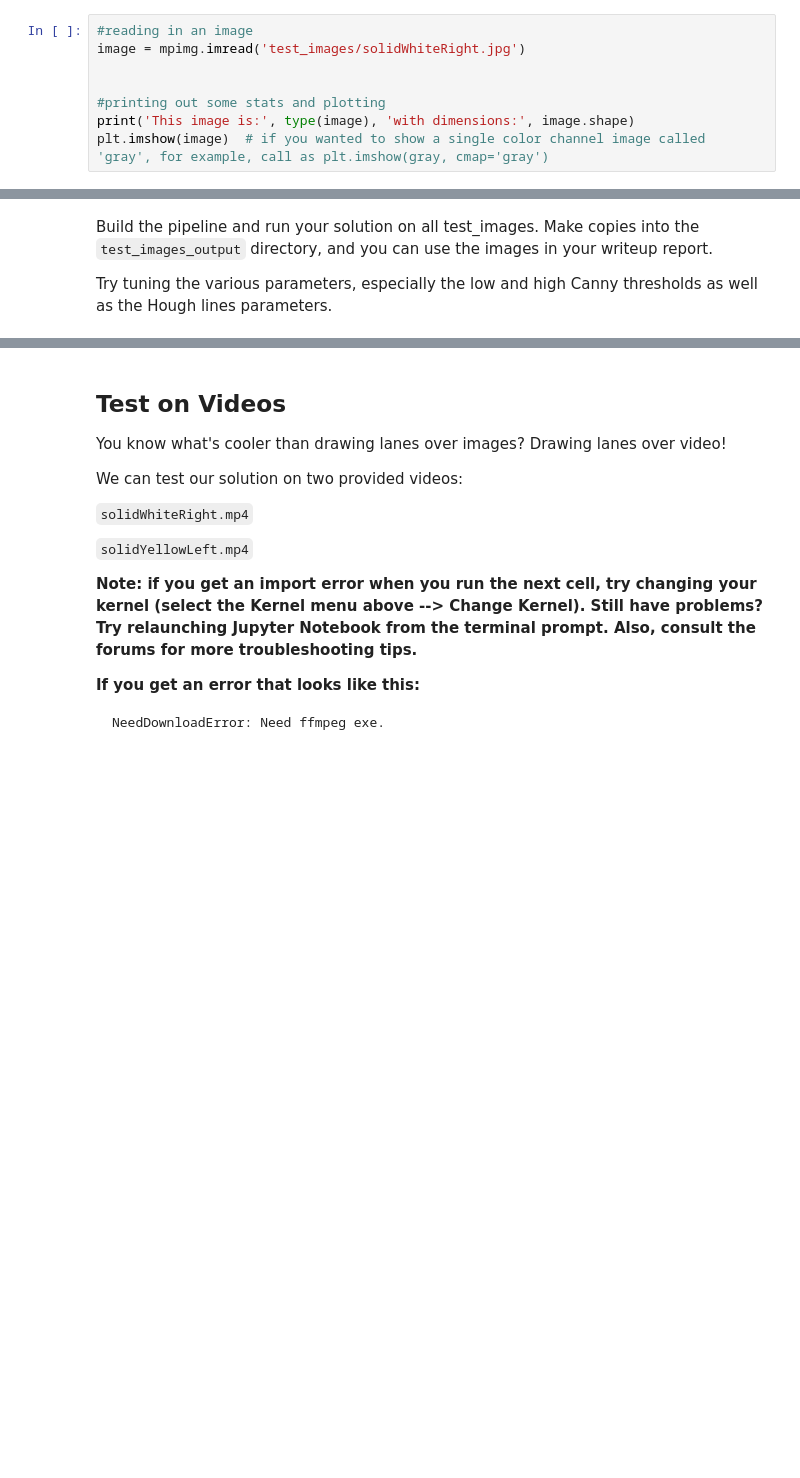
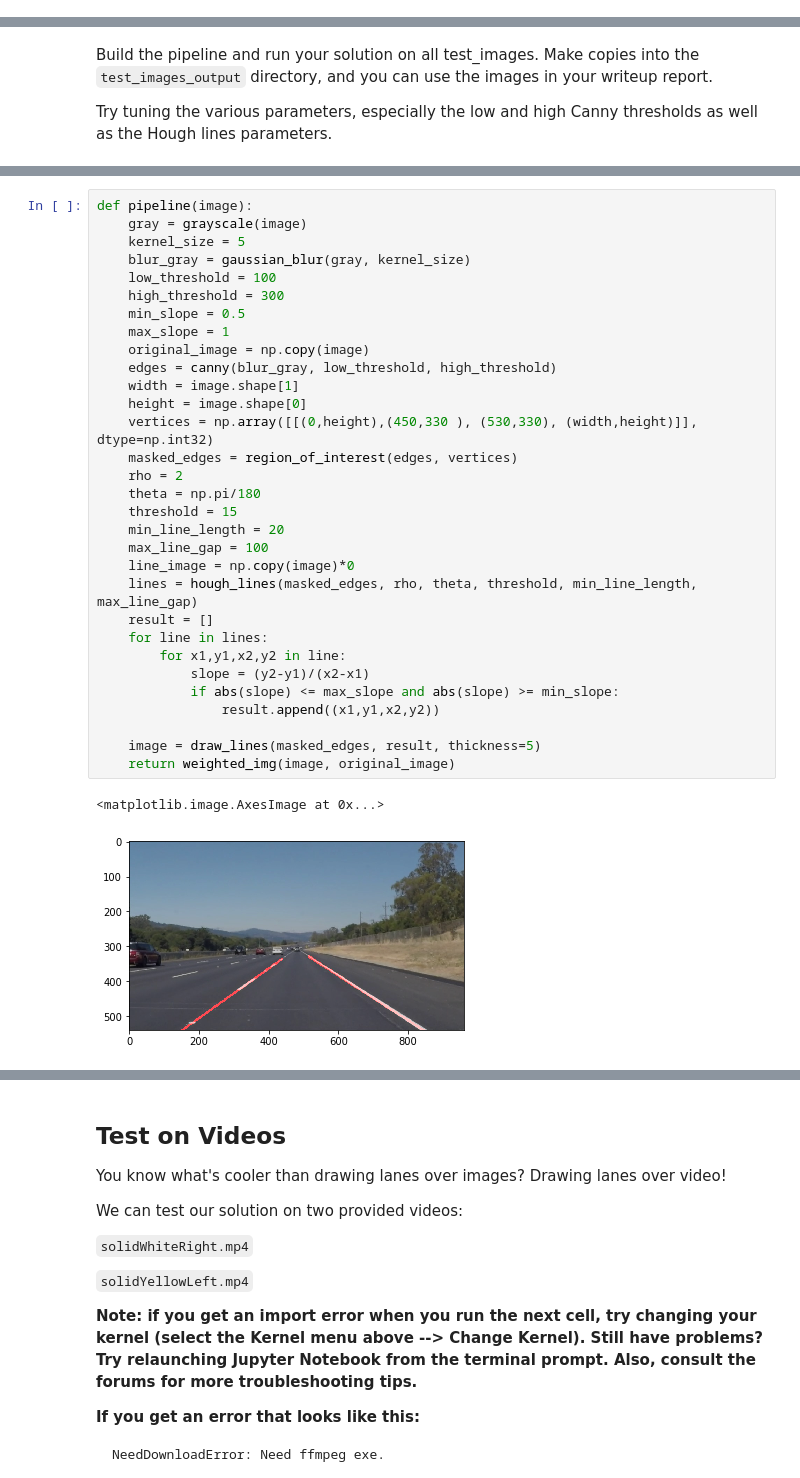
Before and after one commit to pateldisha/CarND-LaneLines-P1, a Jupyter notebook: P1.ipynb, the cells around one changed output, grey strips where cells are left out. Drawn from its saved outputs; the diff is of its cells as text; blank space fills up the shorter version.

Commit message:
processed the test videos

```diff
--- a/P1.ipynb
+++ b/P1.ipynb
@@ -53,8 +50,0 @@ import tensorflow as tf
-# %%
-#reading in an image
-image = mpimg.imread('test_images/solidWhiteRight.jpg')
-
-
-#printing out some stats and plotting
-print('This image is:', type(image), 'with dimensions:', image.shape)
-plt.imshow(image)  # if you wanted to show a single color channel image called 'gray', for example, call as plt.imshow(gray, cmap='gray')
@@ -336,0 +177,34 @@ plt.imshow(line_image)
+# %%
+def pipeline(image):
+    gray = grayscale(image)
+    kernel_size = 5
+    blur_gray = gaussian_blur(gray, kernel_size)
+    low_threshold = 100
+    high_threshold = 300
+    min_slope = 0.5
+    max_slope = 1
+    original_image = np.copy(image)
+    edges = canny(blur_gray, low_threshold, high_threshold)
+    width = image.shape[1]
+    height = image.shape[0]
+    vertices = np.array([[(0,height),(450,330 ), (530,330), (width,height)]], dtype=np.int32)
+    masked_edges = region_of_interest(edges, vertices)
+    rho = 2
+    theta = np.pi/180
+    threshold = 15
+    min_line_length = 20
+    max_line_gap = 100
+    line_image = np.copy(image)*0
+    lines = hough_lines(masked_edges, rho, theta, threshold, min_line_length, max_line_gap)
+    result = []
+    for line in lines:
+        for x1,y1,x2,y2 in line:
+            slope = (y2-y1)/(x2-x1)
+            if abs(slope) <= max_slope and abs(slope) >= min_slope:
+                result.append((x1,y1,x2,y2))
+
+    image = draw_lines(masked_edges, result, thickness=5)
+    return weighted_img(image, original_image)
+# %% [output]
+<matplotlib.image.AxesImage at 0x...>
+[figure, added]
```
Also changed, not shown: parts of 20 cells of this notebook, 18 other files.
